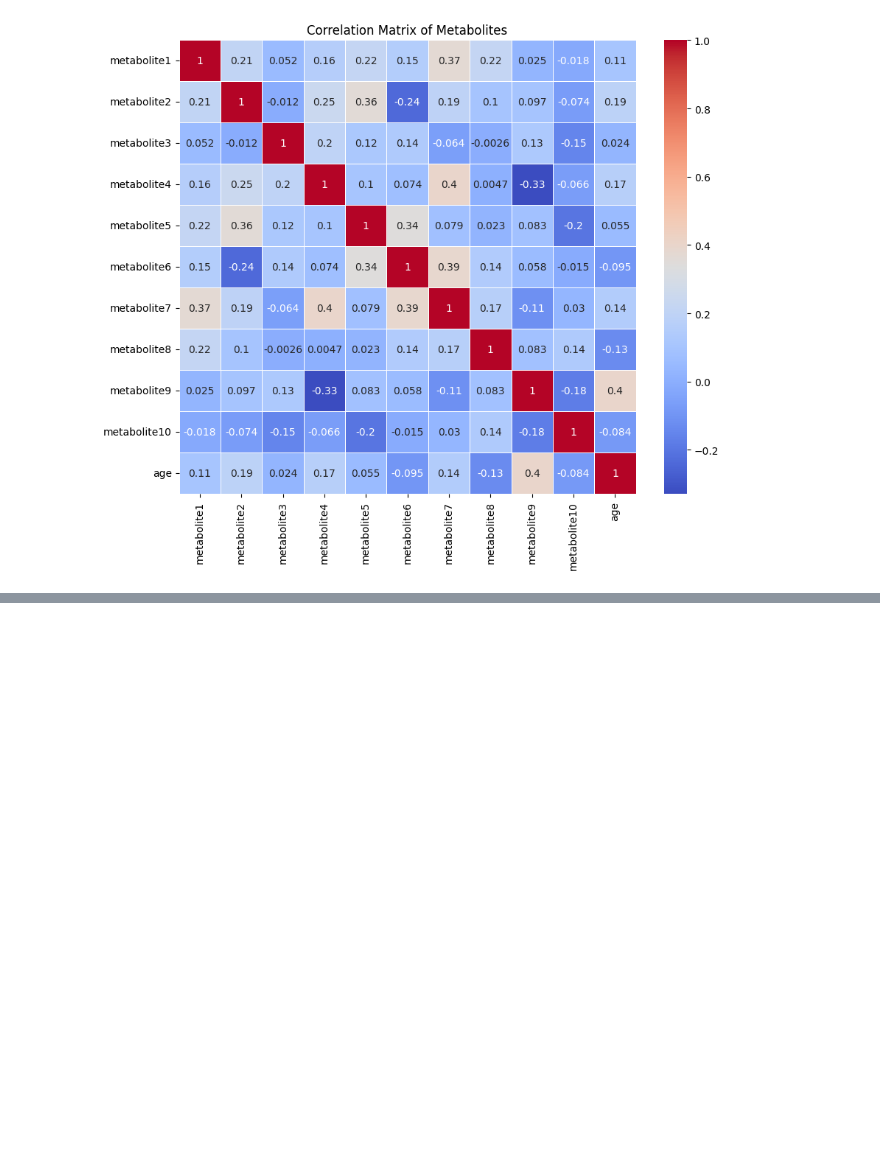
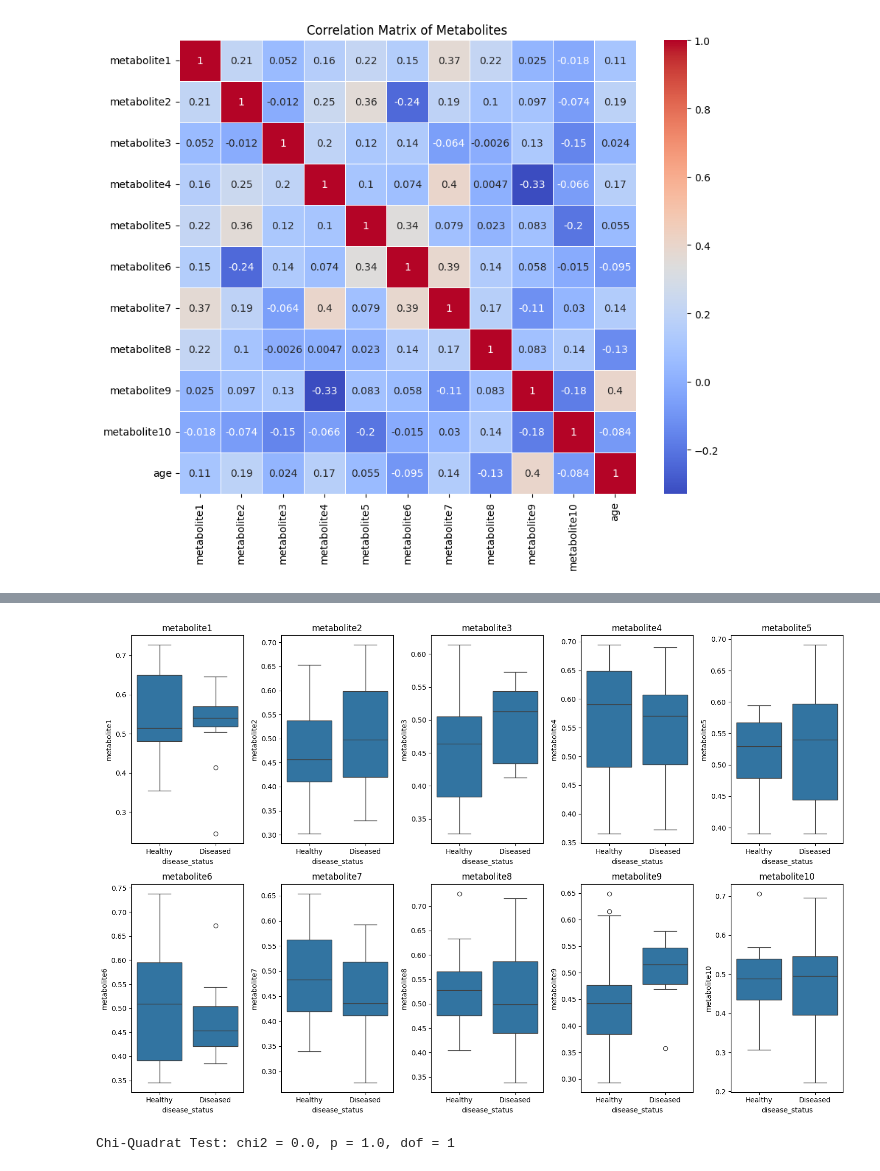
Before and after one commit to Gressling/cheminf-EDU, a Jupyter notebook: machineLearning/metabolomics_biomarker_discovery/metabolomics_biomarker_discovery.ipynb, the cells around one changed output, grey strips where cells are left out. Cells and saved outputs as stored; diff of their text form; code cells hidden in the pictures; blank space fills up the shorter version.

Commit message:
Added more stuff
- just for fun some 3D plots
- some new 2D plots

```diff
--- a/machineLearning/metabolomics_biomarker_discovery/metabolomics_biomarker_discovery.ipynb
+++ b/machineLearning/metabolomics_biomarker_discovery/metabolomics_biomarker_discovery.ipynb
@@ -139,0 +172,22 @@ Healthy            0.451494      0.484593  41.941176
+# %%
+# Boxplots der Metaboliten nach Krankheitsstatus
+plt.figure(figsize=(15, 10))
+metabolites = [col for col in df_numeric.columns if 'metabolite' in col]
+for i, metabolite in enumerate(metabolites):
+    plt.subplot(2, 5, i + 1)  # 2 rows, 5 columns
+    sns.boxplot(x='disease_status', y=metabolite, data=df_results)
+    plt.title(metabolite)
+plt.tight_layout()
+plt.show()
+# %% [output]
+[figure, added]
+# %%
+import pandas as pd
+from scipy.stats import chi2_contingency
+
+# Chi-Quadrat-Test für den Zusammenhang zwischen Krankheitsstatus und Geschlecht
+contingency_table = pd.crosstab(df_results['disease_status'], df_results['gender'])
+chi2, p, dof, ex = chi2_contingency(contingency_table)
+print(f"Chi-Quadrat Test: chi2 = {chi2}, p = {p}, dof = {dof}")
+# %% [output]
+Chi-Quadrat Test: chi2 = 0.0, p = 1.0, dof = 1
```
Also changed, not shown: parts of 8 cells of this notebook.
